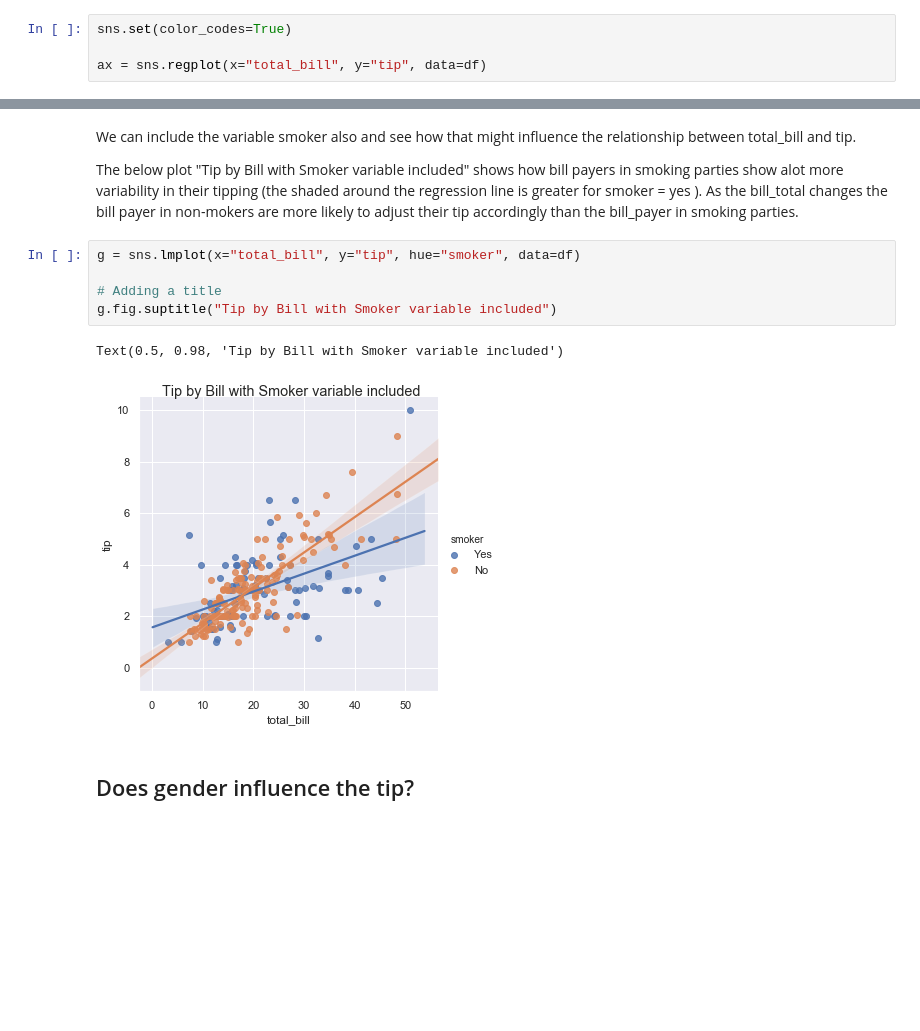
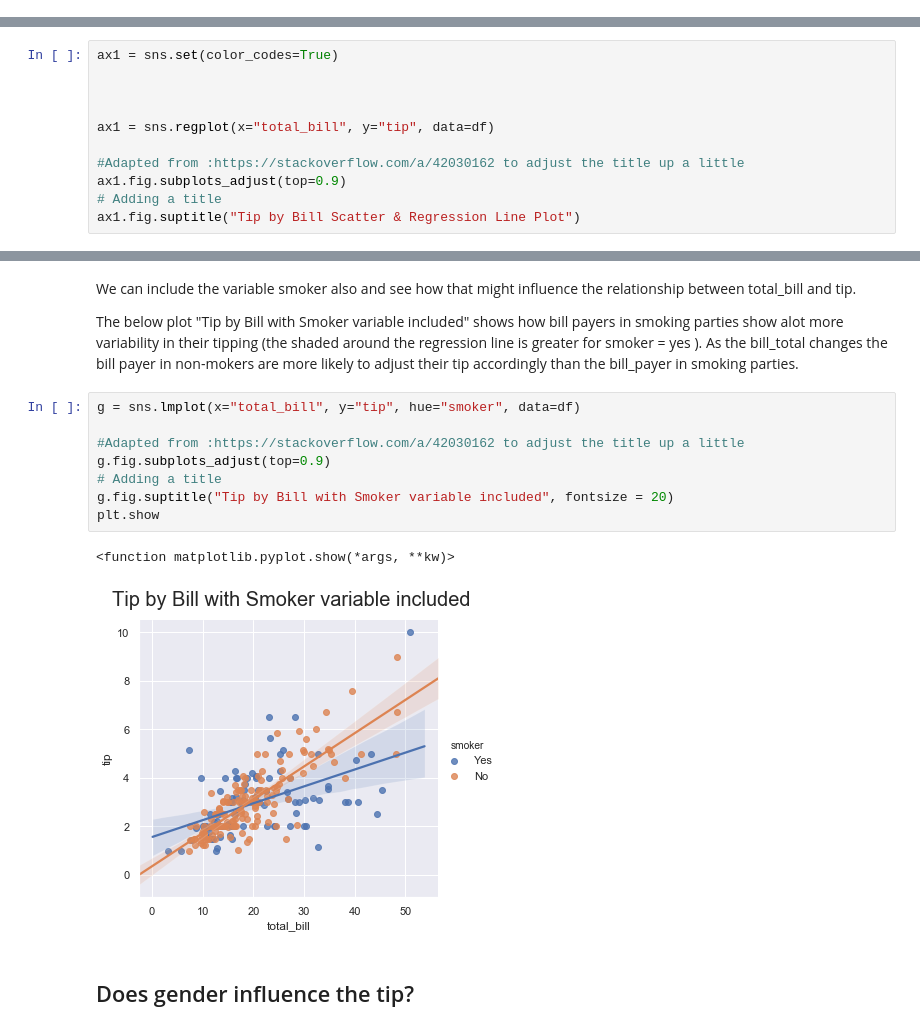
Before and after one commit to fionaoriordan/52446_19_tips, a Jupyter notebook: tips_notebook.ipynb, the cells around one changed output, grey strips where cells are left out. Saved outputs shown, nothing was run; the diff lists cells and outputs as text; blank space fills up the shorter version.

Commit message:
Updating jupyter nb plot showing sex & gender and including titles in plots

```diff
--- a/tips_notebook.ipynb
+++ b/tips_notebook.ipynb
@@ -332,7 +332,3 @@ ax = sns.regplot(x="size", y="tip", data=df)
 [figure]
 # %% [markdown]
 We can plot the relationship between total_bill and tip and we can see as the total_bill increases the tip also tends to increase.
-# %%
-sns.set(color_codes=True)
-
-ax = sns.regplot(x="total_bill", y="tip", data=df)
@@ -340,0 +335,11 @@ ax = sns.regplot(x="total_bill", y="tip", data=df)
+# %%
+ax1 = sns.set(color_codes=True)
+
+
+
+ax1 = sns.regplot(x="total_bill", y="tip", data=df)
+
+#Adapted from :https://stackoverflow.com/a/42030162 to adjust the title up a little
+ax1.fig.subplots_adjust(top=0.9)
+# Adding a title
+ax1.fig.suptitle("Tip by Bill Scatter & Regression Line Plot")
@@ -347,11 +355,14 @@ The below plot "Tip by Bill with Smoker variable included" shows how bill payers
 # %%
 g = sns.lmplot(x="total_bill", y="tip", hue="smoker", data=df)
 
+#Adapted from :https://stackoverflow.com/a/42030162 to adjust the title up a little
+g.fig.subplots_adjust(top=0.9)
 # Adding a title
-g.fig.suptitle("Tip by Bill with Smoker variable included")
+g.fig.suptitle("Tip by Bill with Smoker variable included", fontsize = 20)
+plt.show
 # %% [output]
-Text(0.5, 0.98, 'Tip by Bill with Smoker variable included')
+<function matplotlib.pyplot.show(*args, **kw)>
-[figure, old version]
+[figure, new version]
 # %% [markdown]
 ## Does gender influence the tip?
 # %% [markdown]
```
Also changed, not shown: parts of 14 cells of this notebook.
